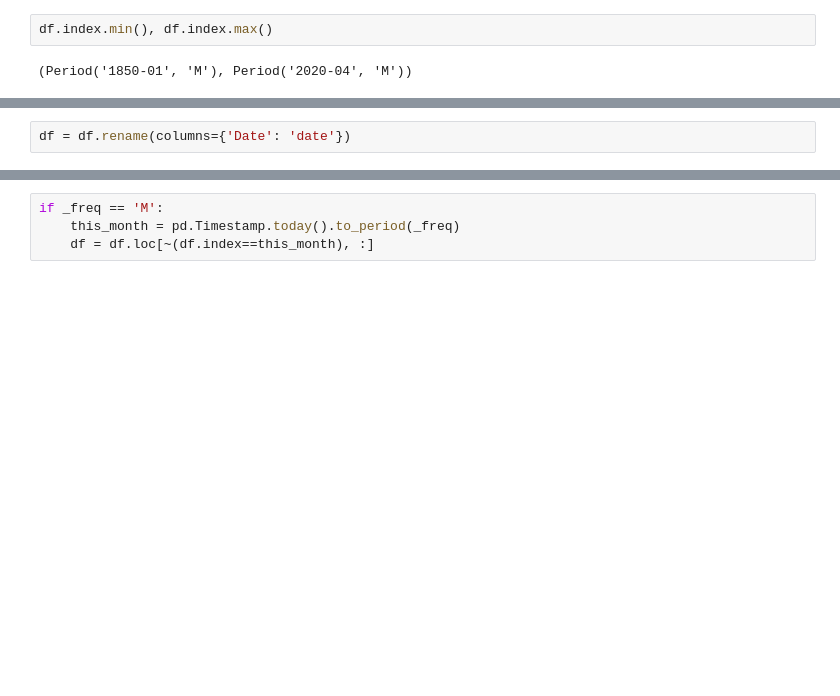
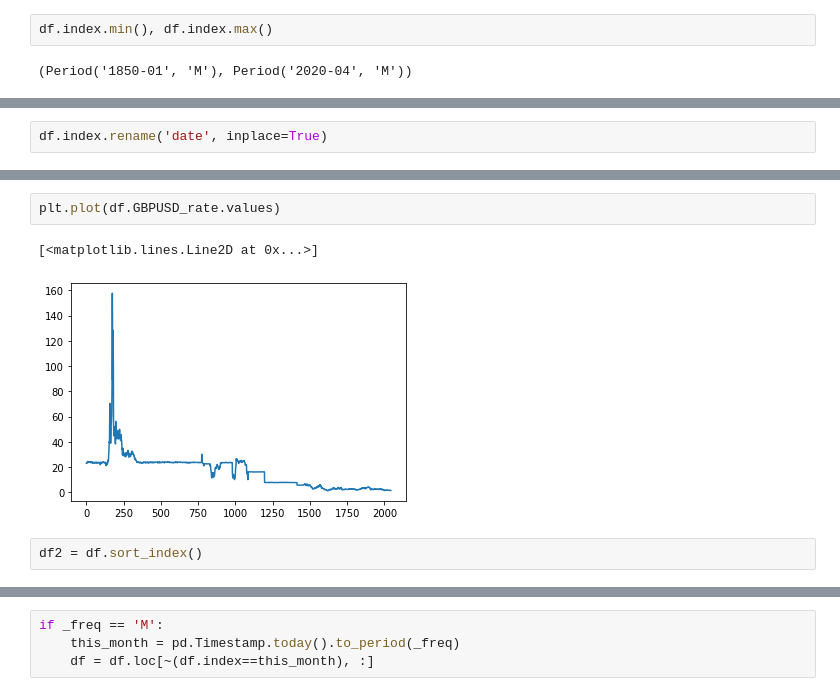
Before and after one commit to my2582/mlfinance, a Jupyter notebook: macrofactor/src/data/make_dataset.ipynb, the cells around one changed output, grey strips where cells are left out. Saved outputs shown, nothing was run; the diff lists cells and outputs as text; blank space fills up the shorter version.

```diff
--- a/macrofactor/src/data/make_dataset.ipynb
+++ b/macrofactor/src/data/make_dataset.ipynb
@@ -116,2 +157,2 @@ Index name change:
 # %%
-df = df.rename(columns={'Date': 'date'})
+df.index.rename('date', inplace=True)
@@ -117,0 +176,7 @@ df = df.rename(columns={'Date': 'date'})
+# %%
+plt.plot(df.GBPUSD_rate.values)
+# %% [output]
+[<matplotlib.lines.Line2D at 0x...>]
+[figure, added]
+# %%
+df2 = df.sort_index()
```
Also changed, not shown: parts of 75 cells of this notebook, 3 other files.
